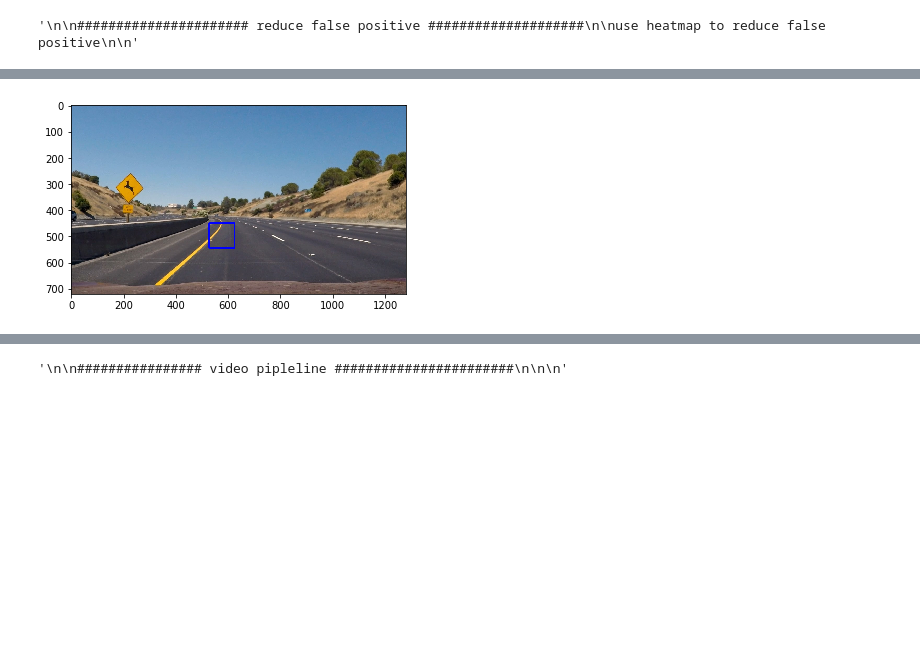
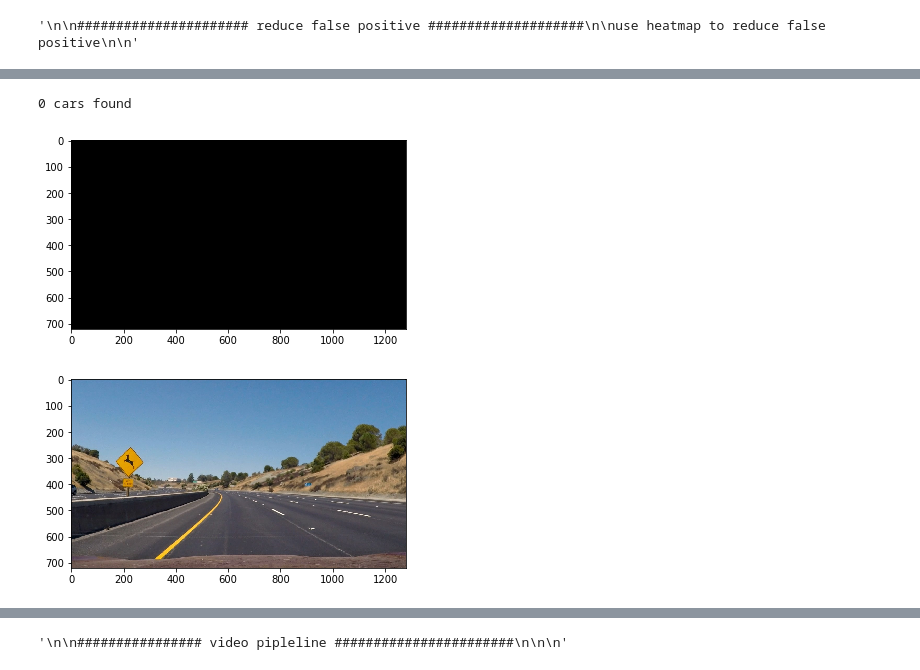
Before and after one commit to byronrwth/Udacity-SelfDrivingCar-ND-Term1, a Jupyter notebook: ComputerVision/P5-VehicleDetection/P5.ipynb, the cells around one changed output, grey strips where cells are left out. Saved outputs shown, nothing was run; the diff lists cells and outputs as text; code cells hidden in the pictures; blank space fills up the shorter version.

```diff
--- a/ComputerVision/P5-VehicleDetection/P5.ipynb
+++ b/ComputerVision/P5-VehicleDetection/P5.ipynb
@@ -2278,7 +2278,7 @@ def find_cars(img,scale):
                 ytop_draw = np.int(ytop*scale)
                 win_draw = np.int(window*scale)
                 bbox = ((xbox_left+xstart, ytop_draw+ystart),(xbox_left+win_draw+xstart,ytop_draw+win_draw+ystart))
-                cv2.rectangle(draw_img,(xbox_left, ytop_draw+ystart),(xbox_left+win_draw,ytop_draw+win_draw+ystart),(0,0,255),6)
+                #cv2.rectangle(draw_img,(xbox_left, ytop_draw+ystart),(xbox_left+win_draw,ytop_draw+win_draw+ystart),(0,0,255),6)
 
                 #window_list.append(bbox)
                 # window_list.append(((xbox_left+xstart, ytop_draw+ystart),(xbox_left+win_draw+xstart,ytop_draw+win_draw+ystart)))
@@ -2337,28 +2347,38 @@ draw_img = draw_labeled_bboxes(np.copy(out_img), labels)
 # %%
 img = mpimg.imread('test_images/test2.jpg')
 
 scale = 1.5  # 1 windows
 #scale = 1  # 1 windows
 #scale = 0.5 #1 window
 #scale = 2  # 0 windows   : the only correct result that no car found !!
 
 out_img, heat_map = find_cars(img, scale)
 
 
 plt.imshow(out_img)
 
 # Apply threshold to help remove false positives
 threshold_heat_map = apply_threshold(heat_map,4)
 #heat = apply_threshold(heat,2)
 
 # Visualize the heatmap when displaying
 threshold_heat_map = np.clip(threshold_heat_map, 0, 255)
 
 # Find final boxes from heatmap using label function
 labels = label(threshold_heat_map)
+
+print(labels[1], 'cars found')
+plt.imshow(labels[0], cmap='gray')
+plt.show()
+
 draw_img = draw_labeled_bboxes(np.copy(out_img), labels)
+
+plt.imshow(draw_img)
+plt.show()
 # %% [output]
+0 cars found
-[figure, old version]
+[figure, new version]
+[figure, added]
 # %%
 img = mpimg.imread('test_images/test3.jpg')
 
```
Also changed, not shown: parts of 7 cells of this notebook.
